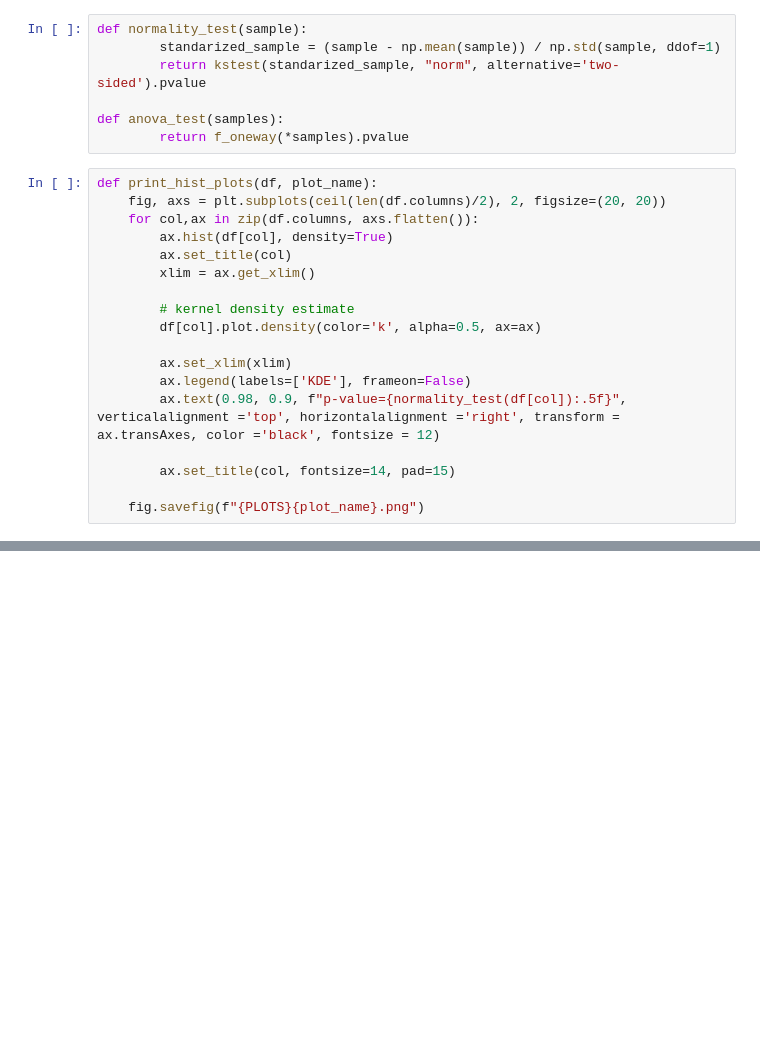
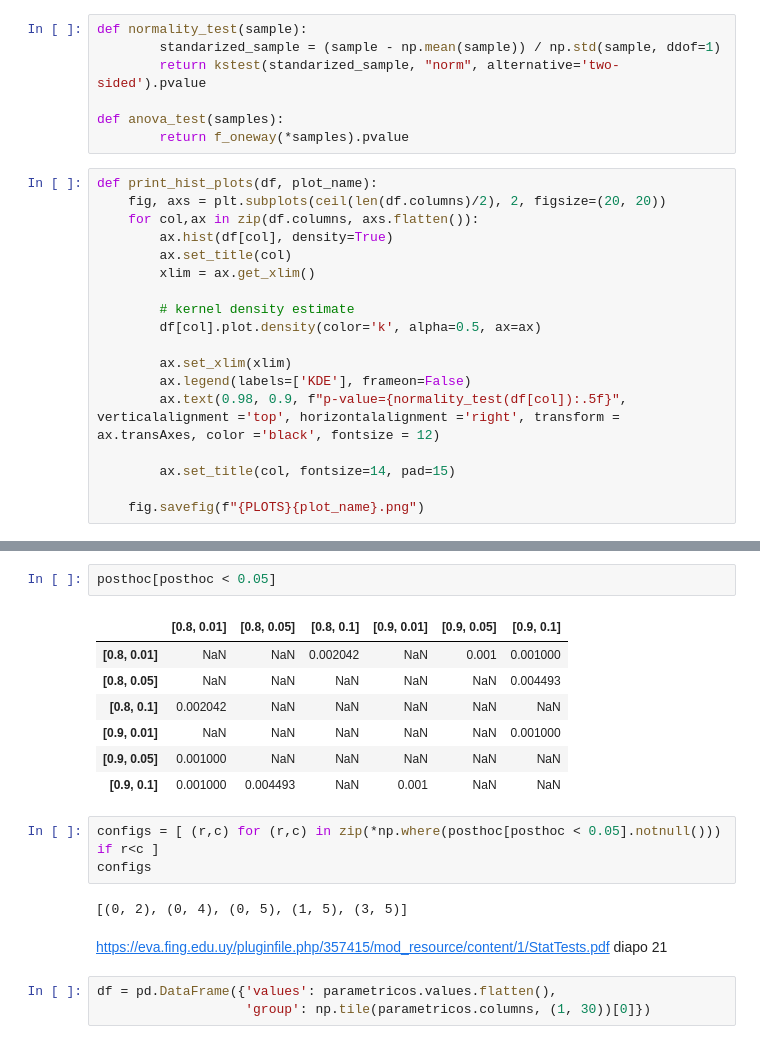
Before and after one commit to guidodinello/polygonal-evolutionary-algorithm, a Jupyter notebook: analysis.ipynb, the cells around one changed output, grey strips where cells are left out. Drawn from its saved outputs; the diff is of its cells as text; blank space fills up the shorter version.

```diff
--- a/analysis.ipynb
+++ b/analysis.ipynb
@@ -59,0 +76,21 @@ print(anova_test([parametric[col] for col in parametric.columns]))
+# %%
+posthoc[posthoc < 0.05]
+# %% [output]
+|  | [0.8, 0.01] | [0.8, 0.05] | [0.8, 0.1] | [0.9, 0.01] | [0.9, 0.05] | [0.9, 0.1] |
+| [0.8, 0.01] | NaN | NaN | 0.002042 | NaN | 0.001 | 0.001000 |
+| [0.8, 0.05] | NaN | NaN | NaN | NaN | NaN | 0.004493 |
+| [0.8, 0.1] | 0.002042 | NaN | NaN | NaN | NaN | NaN |
+| [0.9, 0.01] | NaN | NaN | NaN | NaN | NaN | 0.001000 |
+| [0.9, 0.05] | 0.001000 | NaN | NaN | NaN | NaN | NaN |
+| [0.9, 0.1] | 0.001000 | 0.004493 | NaN | 0.001 | NaN | NaN |
+# %%
+configs = [ (r,c) for (r,c) in zip(*np.where(posthoc[posthoc < 0.05].notnull())) if r<c ]
+configs
+# %% [output]
+[(0, 2), (0, 4), (0, 5), (1, 5), (3, 5)]
+# %% [markdown]
+https://eva.fing.edu.uy/pluginfile.php/357415/mod_resource/content/1/StatTests.pdf
+diapo 21
+# %%
+df = pd.DataFrame({'values': parametricos.values.flatten(),
+                   'group': np.tile(parametricos.columns, (1, 30))[0]})
```
Also changed, not shown: parts of 12 cells of this notebook, 2 other files.
